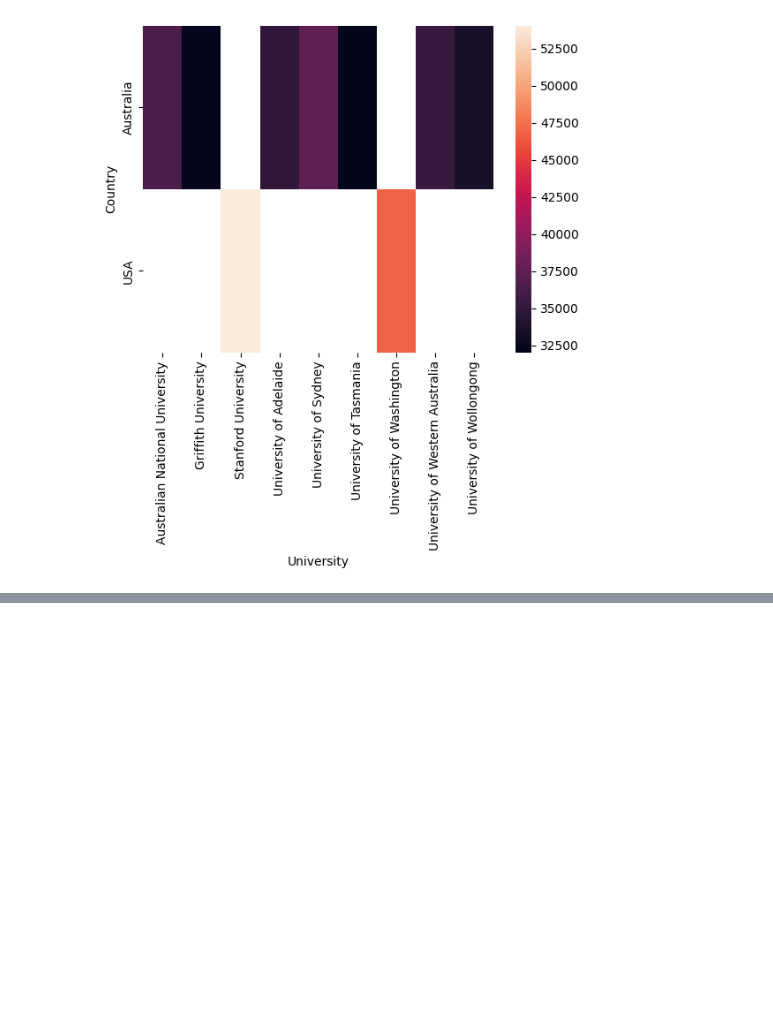
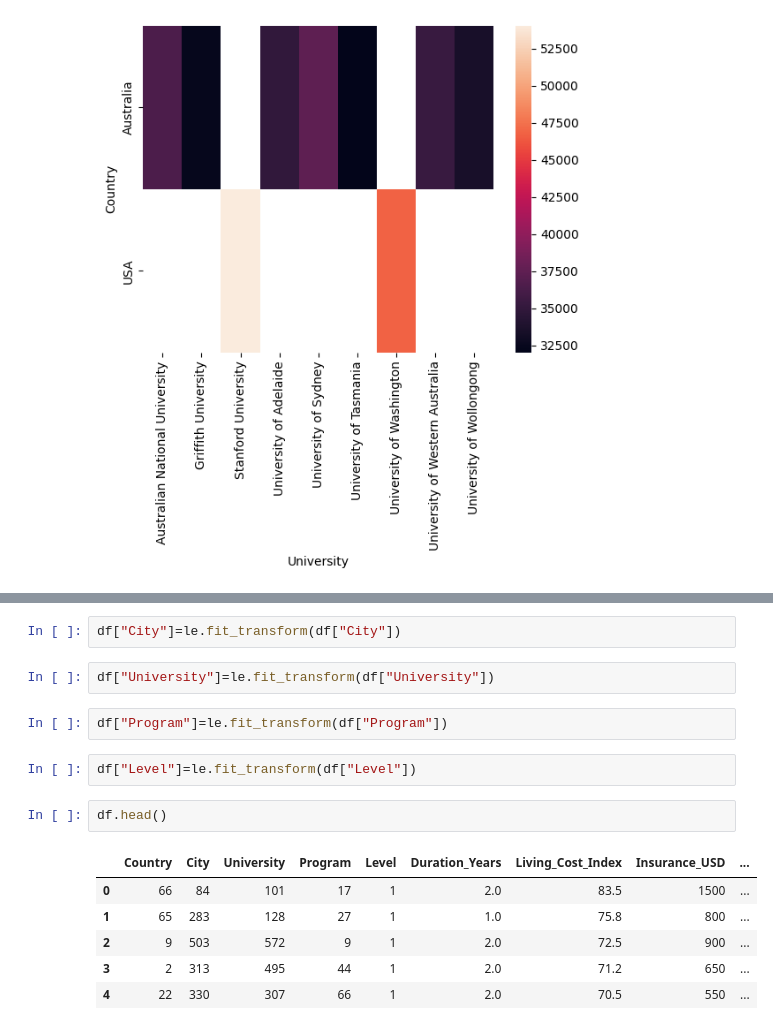
Before and after one commit to harbhajanbhatiya/ML-workspace, a Jupyter notebook: ASS 13/Part 1/task1.ipynb, the cells around one changed output, grey strips where cells are left out. Cells and saved outputs as stored; diff of their text form; blank space fills up the shorter version.

```diff
--- a/ASS 13/Part 1/task1.ipynb
+++ b/ASS 13/Part 1/task1.ipynb
@@ -297,0 +364,17 @@ sns.heatmap(data)
+# %%
+df["City"]=le.fit_transform(df["City"])
+# %%
+df["University"]=le.fit_transform(df["University"])
+# %%
+df["Program"]=le.fit_transform(df["Program"])
+# %%
+df["Level"]=le.fit_transform(df["Level"])
+# %%
+df.head()
+# %% [output]
+|  | Country | City | University | Program | Level | Duration_Years | Living_Cost_Index | Insurance_USD | ... |
+| 0 | 66 | 84 | 101 | 17 | 1 | 2.0 | 83.5 | 1500 | ... |
+| 1 | 65 | 283 | 128 | 27 | 1 | 1.0 | 75.8 | 800 | ... |
+| 2 | 9 | 503 | 572 | 9 | 1 | 2.0 | 72.5 | 900 | ... |
+| 3 | 2 | 313 | 495 | 44 | 1 | 2.0 | 71.2 | 650 | ... |
+| 4 | 22 | 330 | 307 | 66 | 1 | 2.0 | 70.5 | 550 | ... |
```
Also changed, not shown: parts of 22 cells of this notebook.
